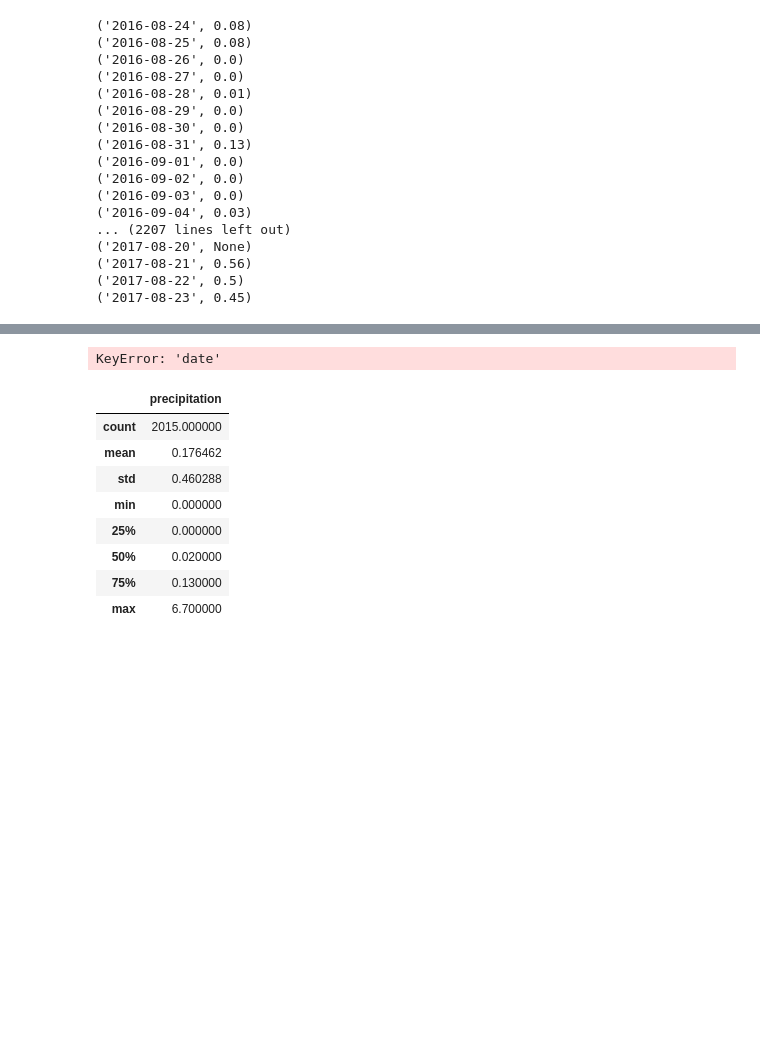
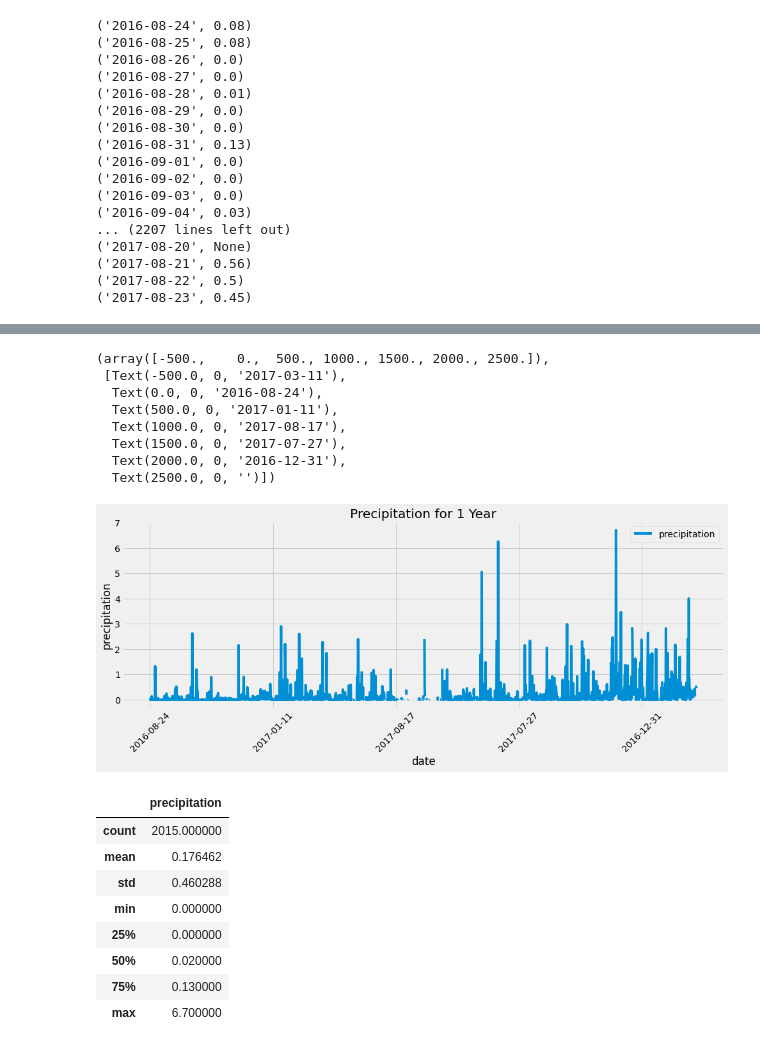
Before and after one commit to kevinsmith78/sqlalchemy-challenge, a Jupyter notebook: climate.ipynb, the cells around one changed output, grey strips where cells are left out. Cells and saved outputs as stored; diff of their text form; code cells hidden in the pictures; blank space fills up the shorter version.

```diff
--- a/climate.ipynb
+++ b/climate.ipynb
@@ -137,12 +158,22 @@ precp_df.head()
 # %%
 # Use Pandas Plotting with Matplotlib to plot the data
-precp_df.plot('date', 'precipitation')
+
+precp_df.plot('date','precipitation')
 plt.title ('Precipitation for 1 Year')
 plt.xlabel('date')
 plt.ylabel('precipitation')
-plt.show()
+plt.rcParams["figure.figsize"] =(15,5)
+plt.xticks(rotation=45)
 # %% [output]
-KeyError: 'date'
+(array([-500.,    0.,  500., 1000., 1500., 2000., 2500.]),
+ [Text(-500.0, 0, '2017-03-11'),
+  Text(0.0, 0, '2016-08-24'),
+  Text(500.0, 0, '2017-01-11'),
+  Text(1000.0, 0, '2017-08-17'),
+  Text(1500.0, 0, '2017-07-27'),
+  Text(2000.0, 0, '2016-12-31'),
+  Text(2500.0, 0, '')])
+[figure, added]
 # %%
 # Use Pandas to calcualte the summary statistics for the precipitation data
 precp_df.describe()
```
Also changed, not shown: parts of 2 cells of this notebook.
